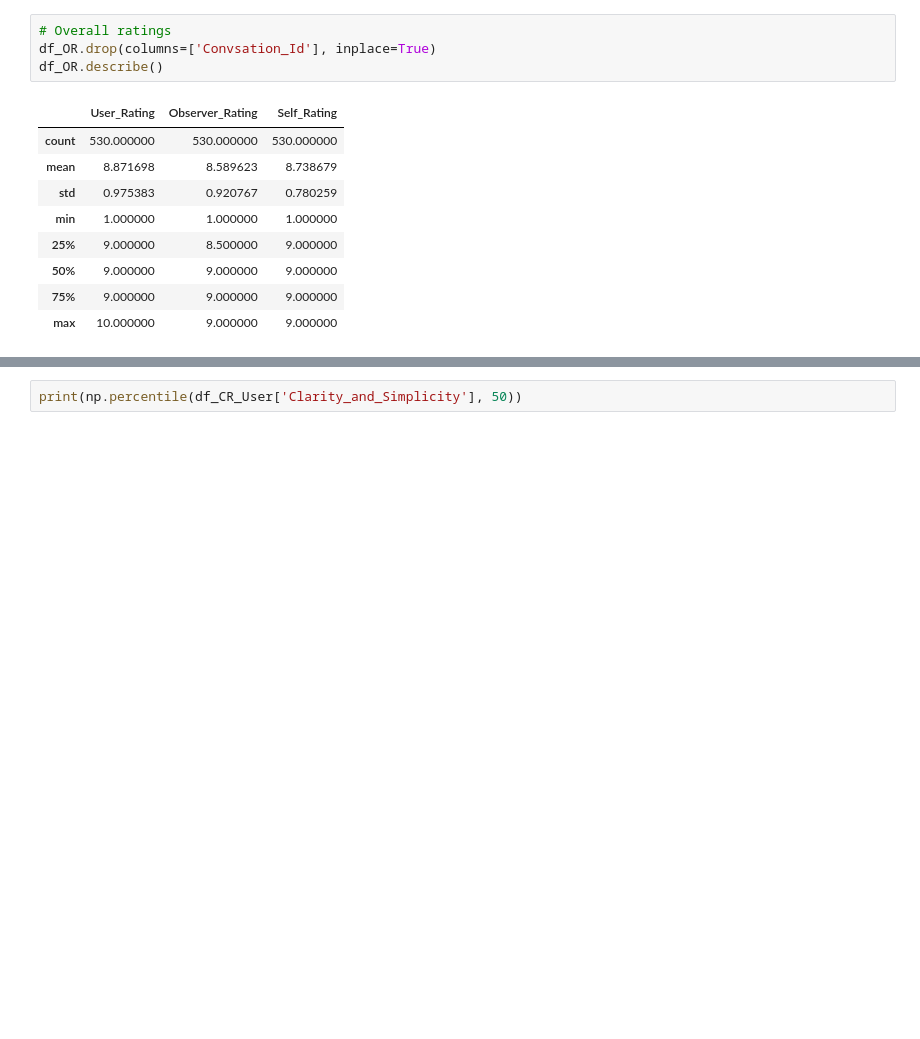
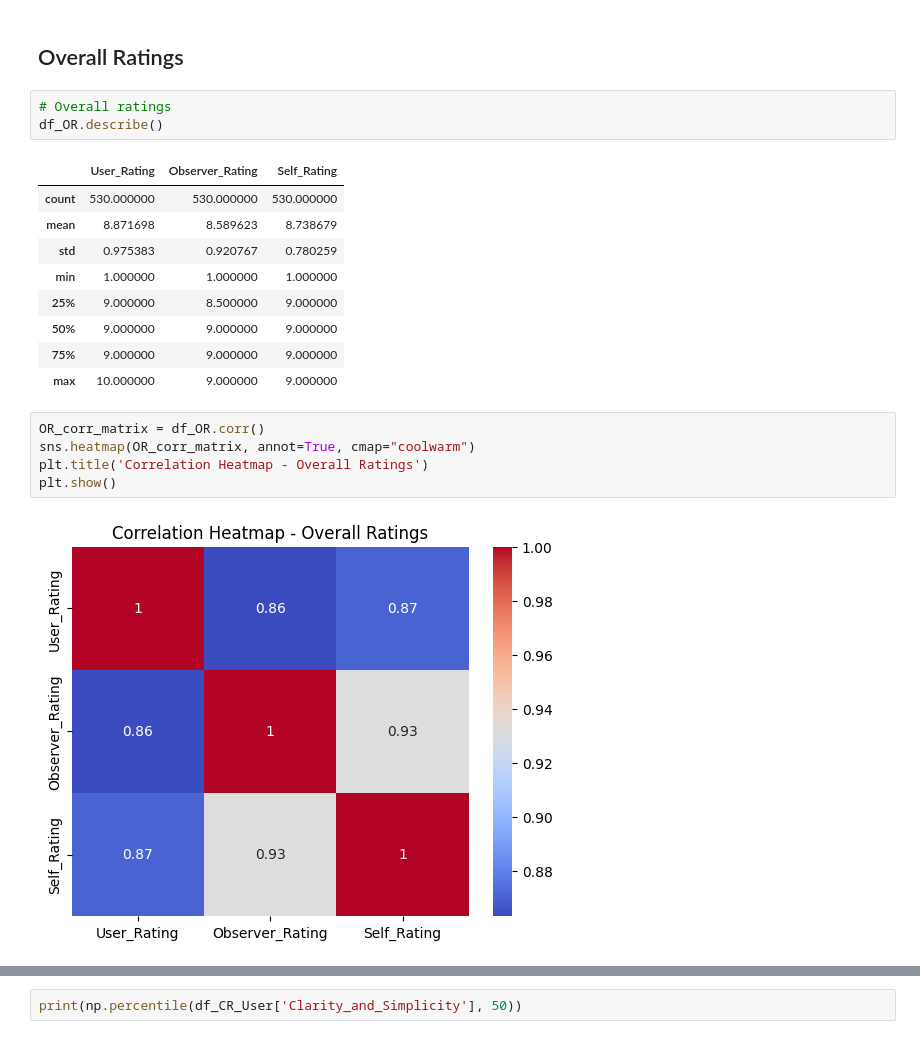
Before and after one commit to wisdom-okwen/chatbot_evaluation, a Jupyter notebook: analysis/analysis.ipynb, the cells around one changed output, grey strips where cells are left out. Cells and saved outputs as stored; diff of their text form; blank space fills up the shorter version.

Commit message:
Corr, Var visualization

```diff
--- a/analysis/analysis.ipynb
+++ b/analysis/analysis.ipynb
@@ -18,6 +35,7 @@ df_CR_Self = pd.read_csv(criteria_ratings_self)
+# %% [markdown]
+## Overall Ratings
 # %%
 # Overall ratings
-df_OR.drop(columns=['Convsation_Id'], inplace=True)
 df_OR.describe()
 # %% [output]
 |  | User_Rating | Observer_Rating | Self_Rating |
@@ -29,3 +47,10 @@ df_OR.describe()
 | 50% | 9.000000 | 9.000000 | 9.000000 |
 | 75% | 9.000000 | 9.000000 | 9.000000 |
 | max | 10.000000 | 9.000000 | 9.000000 |
+# %%
+OR_corr_matrix = df_OR.corr()
+sns.heatmap(OR_corr_matrix, annot=True, cmap="coolwarm")
+plt.title('Correlation Heatmap - Overall Ratings')
+plt.show()
+# %% [output]
+[figure, added]
```
Also changed, not shown: parts of 16 cells of this notebook.
